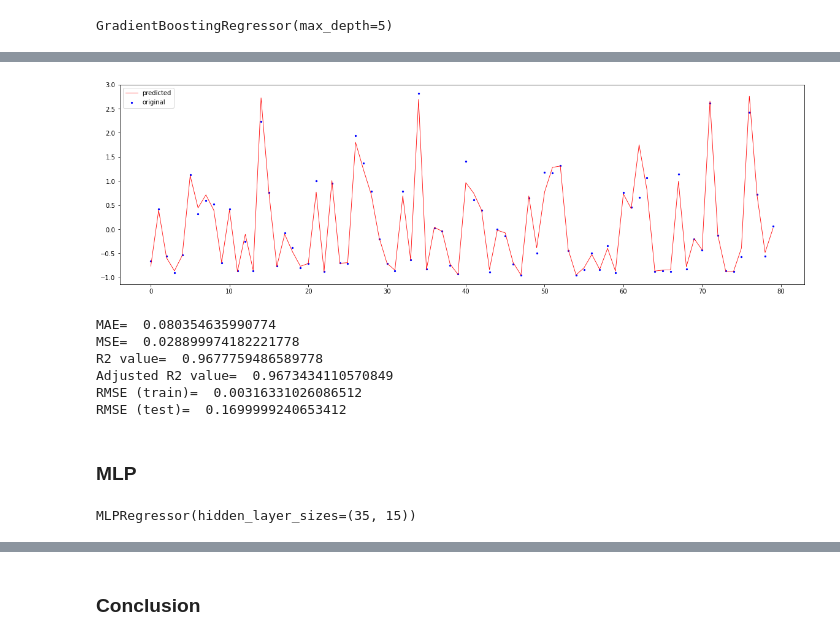
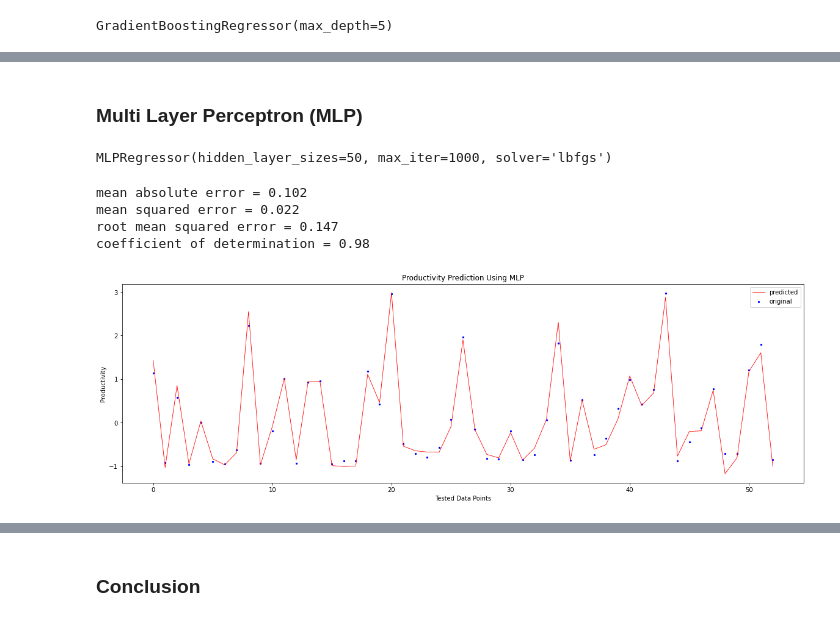
Before and after one commit to kamal-bari/machine_learning_with_python, a Jupyter notebook: Crop_Yield_Prediction_Using_MachineLearning.ipynb, the cells around one changed output, grey strips where cells are left out. Saved outputs shown, nothing was run; the diff lists cells and outputs as text; code cells hidden in the pictures.

```diff
--- a/Crop_Yield_Prediction_Using_MachineLearning.ipynb
+++ b/Crop_Yield_Prediction_Using_MachineLearning.ipynb
@@ -866,4 +1051,4 @@ yield_predict = ensemble.GradientBoostingRegressor(n_estimators = 100, max_depth
           learning_rate = 0.1, loss = 'ls')
 # %%
-x1_train,x1_test,y1_train,y1_test=train_test_split(x1,y1,test_size=0.3) #80% for Training and 20% for Testing
-print(x1_train.shape,x1_test.shape,y1_train.shape,y1_test.shape)
+# x1_train,x1_test,y1_train,y1_test=train_test_split(x1,y1,test_size=0.3) #80% for Training and 20% for Testing
+# print(x1_train.shape,x1_test.shape,y1_train.shape,y1_test.shape)
@@ -872,4 +1055,4 @@ print(x1_train.shape,x1_test.shape,y1_train.shape,y1_test.shape)
 # %%
-yield_predict.fit(x1_train, y1_train)
+gbr.fit(x1_train, y1_train)
 # %% [output]
 GradientBoostingRegressor(max_depth=5)
@@ -891,0 +1095,9 @@ accuracy
+# %% [markdown]
+### Multi Layer Perceptron (MLP)
+# %%
+from sklearn.neural_network import MLPRegressor
+mlp = MLPRegressor(solver='lbfgs', hidden_layer_sizes=50, max_iter=1000, learning_rate='constant')
+
+mlp.fit(x1_train, y1_train)
+# %% [output]
+MLPRegressor(hidden_layer_sizes=50, max_iter=1000, solver='lbfgs')
@@ -892,33 +1107,41 @@ accuracy
+# %%
+#Prediction
+y_pred_MLP = mlp.predict(x1_test)
+
+# print('MAE= %.3f' %metrics.mean_absolute_error(y1_test,y_pred_MLP))
+# print('MSE= %.3f' %metrics.mean_squared_error(y1_test,y_pred_MLP))
+# print('R2 value= %.2f' %r2_score(y1_test, y_pred_MLP))
+# %%
+# mean absolute error
+MAE_MLP = mean_absolute_error(y1_test, y_pred_MLP)
+print("mean absolute error = %.3f" % MAE_MLP)
+
+# mean squared error
+MSE_MLP = mean_squared_error(y1_test, y_pred_MLP)
+print("mean squared error = %.3f" % MSE_MLP)
+
+# root mean squared error
+RMSE_MLP = mean_squared_error(y1_test, y_pred_MLP, squared=False)
+print("root mean squared error = %.3f" % RMSE_MLP)
+
+# coefficient of determination
+r_squared_MLP = r2_score(y1_test, y_pred_MLP)
+print("coefficient of determination = %.2f" % r_squared_MLP)
+# %% [output]
+mean absolute error = 0.102
+mean squared error = 0.022
+root mean squared error = 0.147
+coefficient of determination = 0.98
 # %%
+# Plotting actual and presicted values
 x_ax = range(len(y1_test))
 plt.figure(figsize=(20,6))
 plt.scatter(x_ax, y1_test, s=5, color="blue", label="original")
-plt.plot(x_ax, yield_predict_test, lw=0.8, color="red", label="predicted")
+plt.plot(x_ax, y_pred_MLP, lw=0.8, color="red", label="predicted")
+plt.title('Productivity Prediction Using MLP')
+plt.xlabel("Tested Data Points")
+plt.ylabel('Productivity')
 plt.legend()
 plt.show()
 # %% [output]
-[figure, old version]
+[figure, new version]
-# %%
-print('MAE= ',metrics.mean_absolute_error(y1_test,yield_predict_test))
-print('MSE= ',metrics.mean_squared_error(y1_test,yield_predict_test))
-print('R2 value= ',yield_predict.score(x1_test,y1_test))
-print('Adjusted R2 value= ',1 - (1 - (yield_predict.score(x1_test,y1_test))) * ((756 - 1)/(756-10-1)))
-print('RMSE (train)= ',np.sqrt(mean_squared_error(y1_train,yield_predict_train)))
-print('RMSE (test)= ',np.sqrt(mean_squared_error(y1_test,yield_predict_test)))
-# %% [output]
-MAE=  0.080354635990774
-MSE=  0.028899974182221778
-R2 value=  0.9677759486589778
-Adjusted R2 value=  0.9673434110570849
-RMSE (train)=  0.00316331026086512
-RMSE (test)=  0.1699999240653412
-# %% [markdown]
-### MLP
-# %%
-#MLP Training
-from sklearn.neural_network import MLPRegressor
-#mlp = MLPRegressor()
-mlp = MLPRegressor(hidden_layer_sizes=(35,15))
-mlp.fit(x_train, y_train)
-# %% [output]
-MLPRegressor(hidden_layer_sizes=(35, 15))
```
Also changed, not shown: parts of 106 cells of this notebook.
